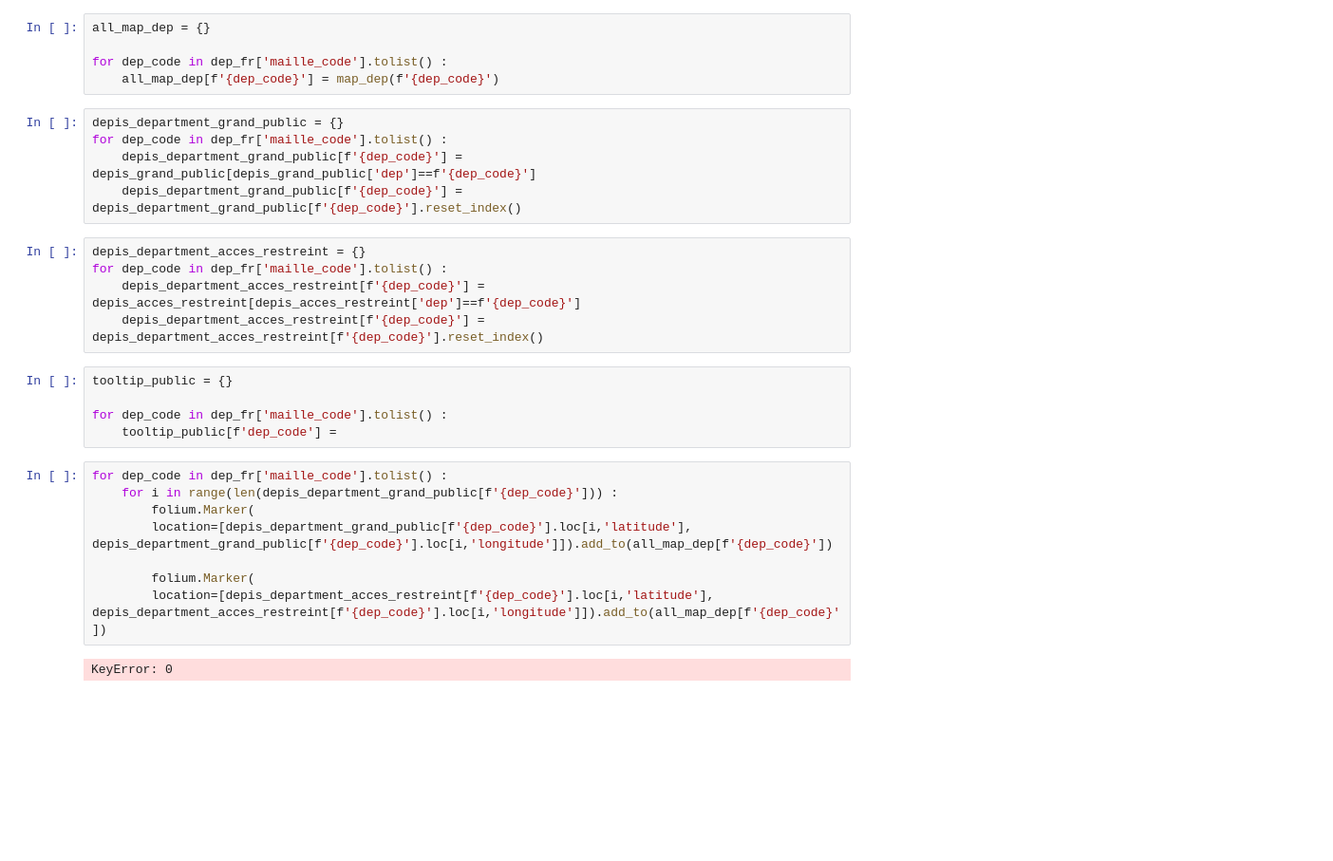
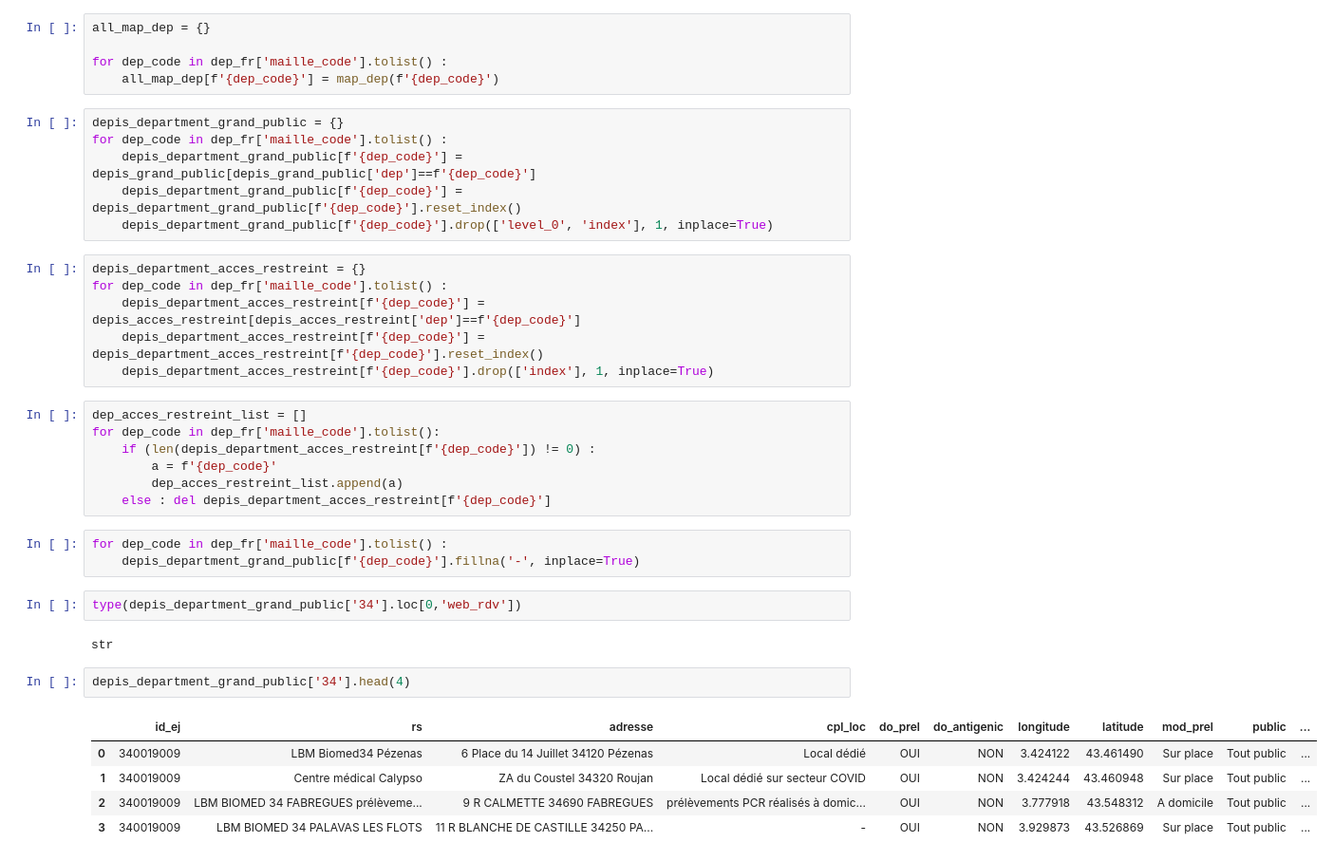
Before and after one commit to jihene-b3/covidviz, a Jupyter notebook: Notebook/Depistage.ipynb, the cells around one changed output. Shown at 95% size. Drawn from its saved outputs; the diff is of its cells as text; blank space fills up the shorter version.

Commit message:
screening map by department

```diff
--- a/Notebook/Depistage.ipynb
+++ b/Notebook/Depistage.ipynb
@@ -98,23 +100,32 @@ depis_department_grand_public = {}
 for dep_code in dep_fr['maille_code'].tolist() :
     depis_department_grand_public[f'{dep_code}'] = depis_grand_public[depis_grand_public['dep']==f'{dep_code}']
     depis_department_grand_public[f'{dep_code}'] = depis_department_grand_public[f'{dep_code}'].reset_index()
+    depis_department_grand_public[f'{dep_code}'].drop(['level_0', 'index'], 1, inplace=True)
 # %%
 depis_department_acces_restreint = {}
 for dep_code in dep_fr['maille_code'].tolist() :
     depis_department_acces_restreint[f'{dep_code}'] = depis_acces_restreint[depis_acces_restreint['dep']==f'{dep_code}']
     depis_department_acces_restreint[f'{dep_code}'] = depis_department_acces_restreint[f'{dep_code}'].reset_index()
+    depis_department_acces_restreint[f'{dep_code}'].drop(['index'], 1, inplace=True)
+# %%
+dep_acces_restreint_list = []
+for dep_code in dep_fr['maille_code'].tolist():
+    if (len(depis_department_acces_restreint[f'{dep_code}']) != 0) :
+        a = f'{dep_code}'
+        dep_acces_restreint_list.append(a)
+    else : del depis_department_acces_restreint[f'{dep_code}']
 # %%
-tooltip_public = {}
-
 for dep_code in dep_fr['maille_code'].tolist() :
-    tooltip_public[f'dep_code'] =
+    depis_department_grand_public[f'{dep_code}'].fillna('-', inplace=True)
-# %%
-for dep_code in dep_fr['maille_code'].tolist() :
-    for i in range(len(depis_department_grand_public[f'{dep_code}'])) :
-        folium.Marker(
-        location=[depis_department_grand_public[f'{dep_code}'].loc[i,'latitude'], depis_department_grand_public[f'{dep_code}'].loc[i,'longitude']]).add_to(all_map_dep[f'{dep_code}'])
-
-        folium.Marker(
-        location=[depis_department_acces_restreint[f'{dep_code}'].loc[i,'latitude'], depis_department_acces_restreint[f'{dep_code}'].loc[i,'longitude']]).add_to(all_map_dep[f'{dep_code}'])
-# %% [output]
-KeyError: 0
+# %%
+type(depis_department_grand_public['34'].loc[0,'web_rdv'])
+# %% [output]
+str
+# %%
+depis_department_grand_public['34'].head(4)
+# %% [output]
+|  | id_ej | rs | adresse | cpl_loc | do_prel | do_antigenic | longitude | latitude | mod_prel | public | ... |
+| 0 | 340019009 | LBM Biomed34 Pézenas | 6 Place du 14 Juillet 34120 Pézenas | Local dédié | OUI | NON | 3.424122 | 43.461490 | Sur place | Tout public | ... |
+| 1 | 340019009 | Centre médical Calypso | ZA du Coustel 34320 Roujan | Local dédié sur secteur COVID | OUI | NON | 3.424244 | 43.460948 | Sur place | Tout public | ... |
+| 2 | 340019009 | LBM BIOMED 34 FABREGUES prélèveme... | 9 R CALMETTE 34690 FABREGUES | prélèvements PCR réalisés à domic... | OUI | NON | 3.777918 | 43.548312 | A domicile | Tout public | ... |
+| 3 | 340019009 | LBM BIOMED 34 PALAVAS LES FLOTS | 11 R BLANCHE DE CASTILLE 34250 PA... | - | OUI | NON | 3.929873 | 43.526869 | Sur place | Tout public | ... |
```
Also changed, not shown: parts of 9 cells of this notebook, 10 other files.
